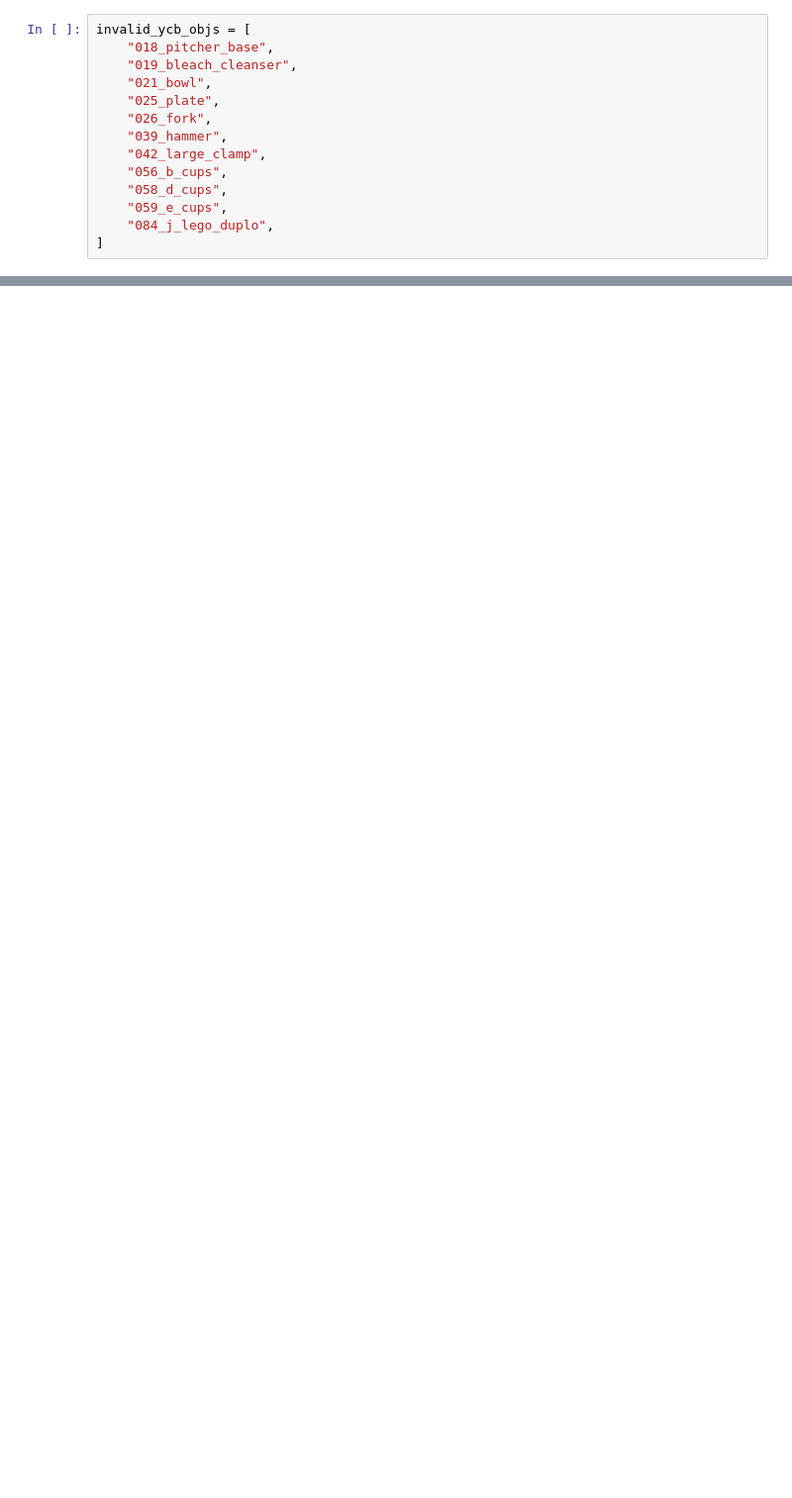
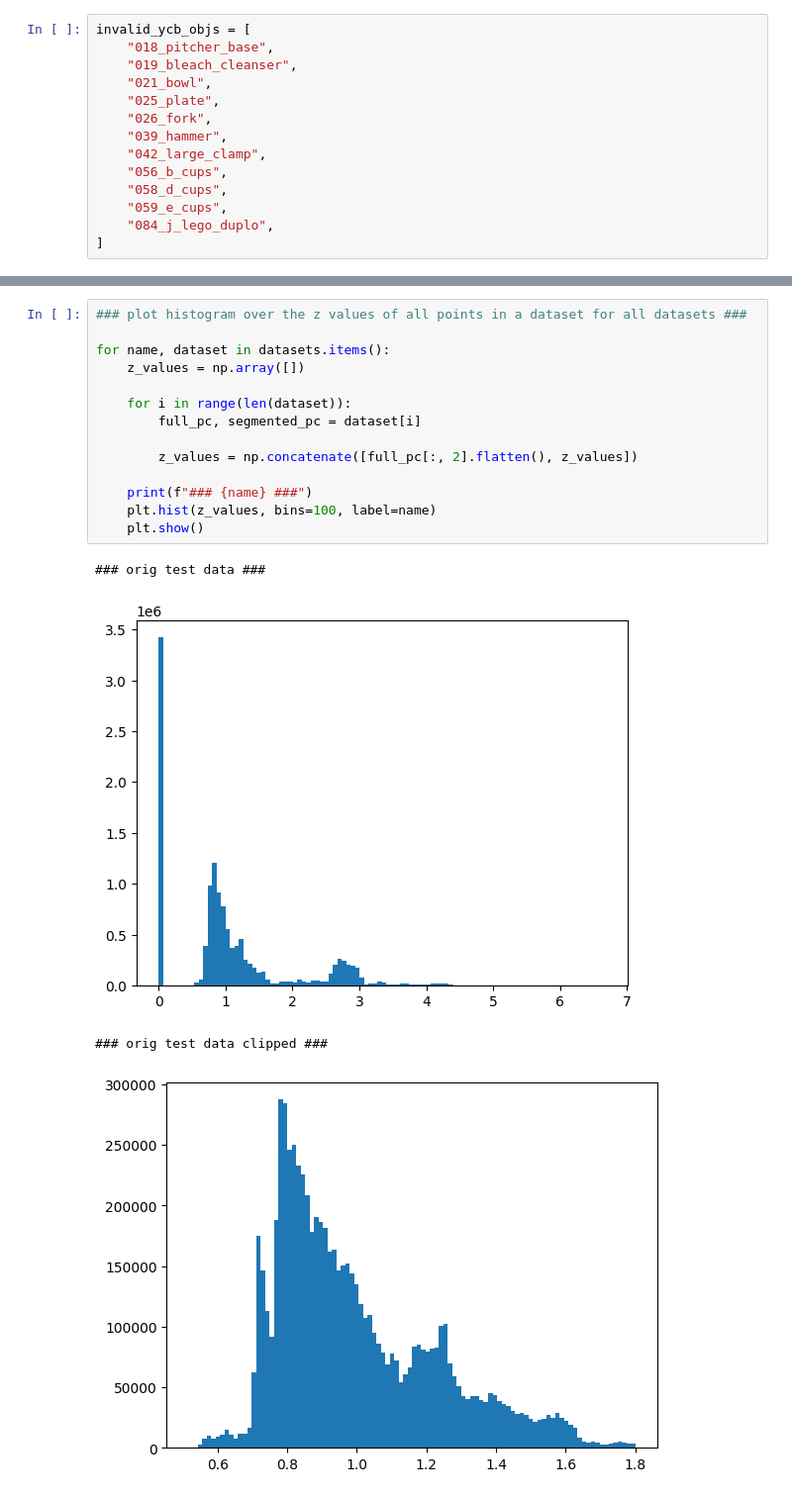
Before and after one commit to m0dd0/ContactGraspnetBenchmark, a Jupyter notebook: notebooks/04_compare_input_data.ipynb, the cells around one changed output, grey strips where cells are left out. Shown at 99% size. Saved outputs shown, nothing was run; the diff lists cells and outputs as text; blank space fills up the shorter version.

```diff
--- a/notebooks/04_compare_input_data.ipynb
+++ b/notebooks/04_compare_input_data.ipynb
@@ -94,0 +189,19 @@ segmented_pc: mean: 7090, std: 7332
+# %%
+### plot histogram over the z values of all points in a dataset for all datasets ###
+
+for name, dataset in datasets.items():
+    z_values = np.array([])
+
+    for i in range(len(dataset)):
+        full_pc, segmented_pc = dataset[i]
+
+        z_values = np.concatenate([full_pc[:, 2].flatten(), z_values])
+
+    print(f"### {name} ###")
+    plt.hist(z_values, bins=100, label=name)
+    plt.show()
+# %% [output]
+### orig test data ###
+[figure, added]
+### orig test data clipped ###
+[figure, added]
```
Also changed, not shown: parts of 4 cells of this notebook, 1 other file.
